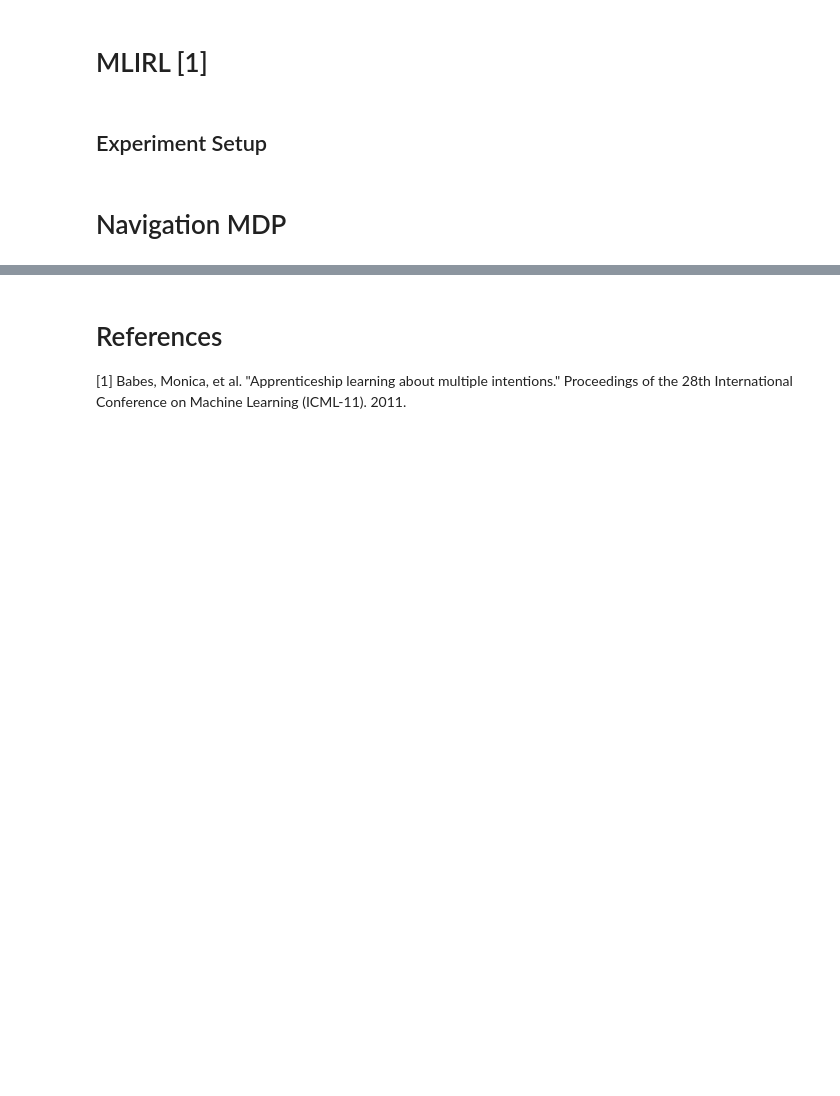
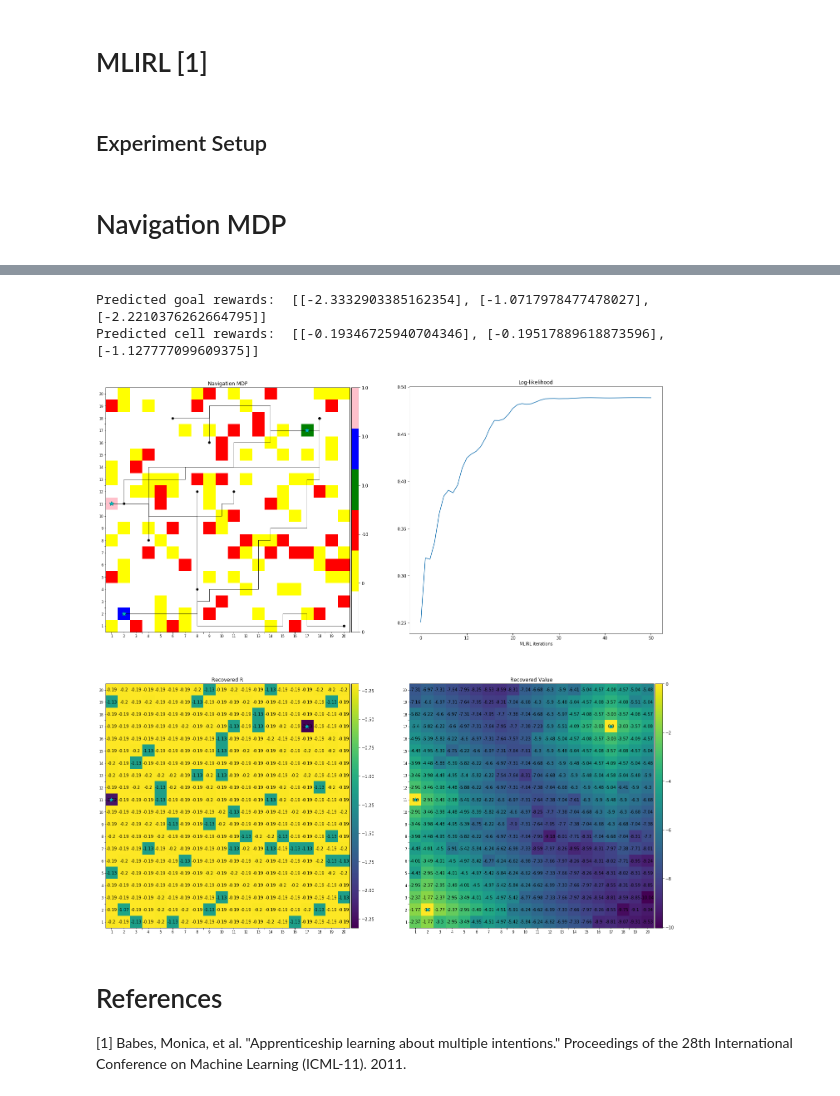
Before and after one commit to yrevar/inverse_rl, a Jupyter notebook: irl/mlirl/MLIRL_HumanNorms.ipynb, the cells around one changed output, grey strips where cells are left out. Drawn from its saved outputs; the diff is of its cells as text; code cells hidden in the pictures; blank space fills up the shorter version.

```diff
--- a/irl/mlirl/MLIRL_HumanNorms.ipynb
+++ b/irl/mlirl/MLIRL_HumanNorms.ipynb
@@ -326,0 +335,6 @@ Done.
+# %%
+plot_irl_results(results, irl_problem["s_a_trajectories"][0], figsize=(24,24), round_to=2)
+# %% [output]
+Predicted goal rewards:  [[-2.3332903385162354], [-1.0717978477478027], [-2.2210376262664795]]
+Predicted cell rewards:  [[-0.19346725940704346], [-0.19517889618873596], [-1.127777099609375]]
+[figure, added]
```
Also changed, not shown: parts of 4 cells of this notebook.
